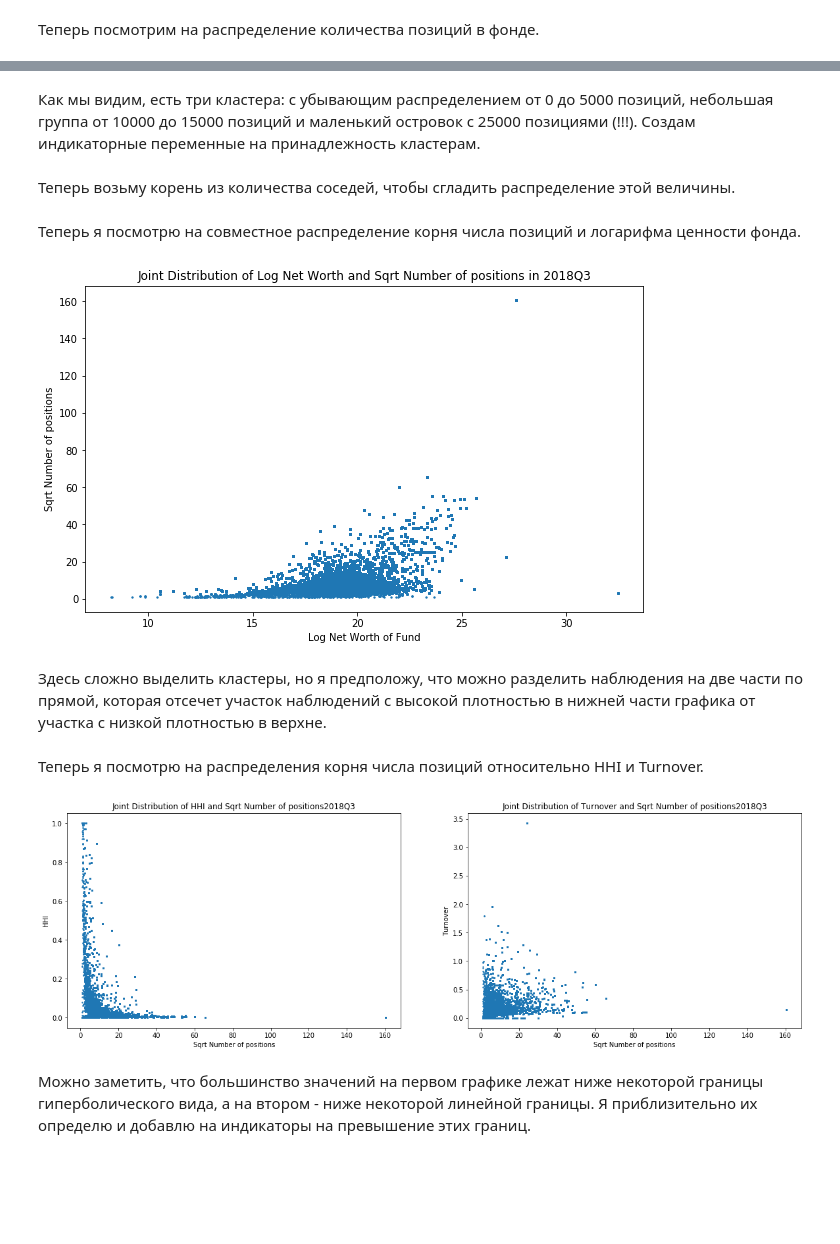
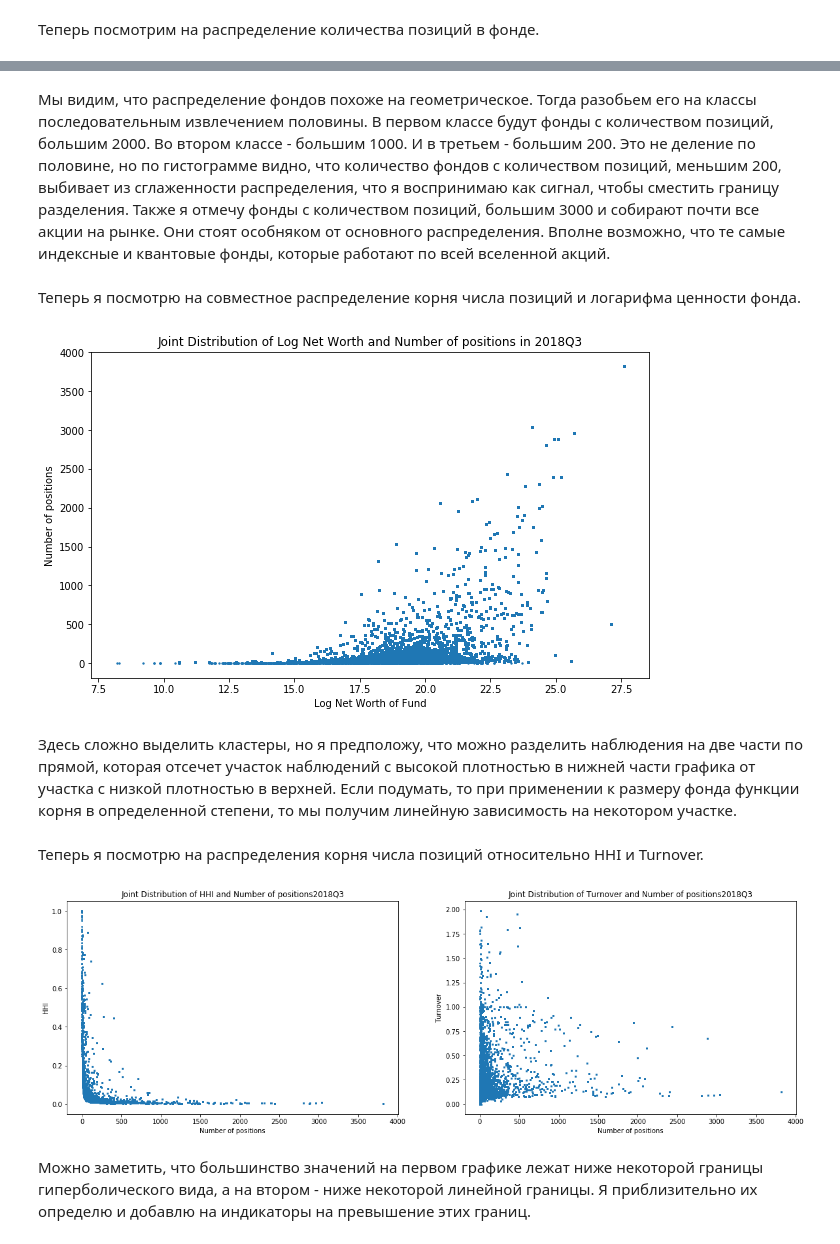
Before and after one commit to romankop/Coursework-3rd-Year, a Jupyter notebook: F13 Data.ipynb, the cells around one changed output, grey strips where cells are left out. Drawn from its saved outputs; the diff is of its cells as text; code cells hidden in the pictures; blank space fills up the shorter version.

```diff
--- a/F13 Data.ipynb
+++ b/F13 Data.ipynb
@@ -570,3 +559,5 @@ axs[2, 1].set(xlabel='Log Net Worth of Fund', ylabel='Turnover');
+# %%
+final_df['hhi_rev'] = 1 / final_df.hhi
 # %% [markdown]
 ### Количество акций в портфеле
 # %% [markdown]
@@ -593,7 +584,7 @@ pos_count.head()
 final_df = final_df.merge(pos_count, on=['period', 'cik'], how='left', suffixes=(False, False))
 # Создаю лаг количества тикеров в фонде
 final_df['pos_count_lag' + '_' + str(1)] = final_df.pos_count.shift(periods=1). \
-                                              where((final_df.object == final_df.object.shift(periods=lag)) &
+                                              where((final_df.object == final_df.object.shift(periods=1)) &
                                                     (final_df.quarter_diff == 1))
 # %% [markdown]
 Теперь посмотрим на распределение количества позиций в фонде.
@@ -605,23 +596,21 @@ pl.title('Распределение количества позиций у ин
-# %% [markdown]
-Как мы видим, есть три кластера: с убывающим распределением от 0 до 5000 позиций, небольшая группа от 10000 до 15000 позиций и маленький островок с 25000 позициями (!!!). Создам индикаторные переменные на принадлежность кластерам.
+# %% [markdown]
+Мы видим, что распределение фондов похоже на геометрическое. Тогда разобьем его на классы последовательным извлечением половины. В первом классе будут фонды с количеством позиций, большим 2000. Во втором классе - большим 1000. И в третьем - большим 200. Это не деление по половине, но по гистограмме видно, что количество фондов с количеством позиций, меньшим 200, выбивает из сглаженности распределения, что я воспринимаю как сигнал, чтобы сместить границу разделения. Также я отмечу фонды с количеством позиций, большим 3000 и собирают почти все акции на рынке. Они стоят особняком от основного распределения. Вполне возможно, что те самые индексные и квантовые фонды, которые работают по всей вселенной акций.
 # %%
-final_df['high_pos_count'] = final_df.pos_count_lag_1 > 7500
-final_df['extreme_pos_count'] = final_df.pos_count_lag_1 > 15000
+final_df['extreme_pos_count'] = final_df.pos_count_lag_1 > 3000
+final_df['high_pos_count'] = final_df.pos_count_lag_1 > 2000
+final_df['med_pos_count'] = final_df.pos_count_lag_1 > 1000
+final_df['up_low_pos_count'] = final_df.pos_count_lag_1 > 200
-# %% [markdown]
-Теперь возьму корень из количества соседей, чтобы сгладить распределение этой величины.
-# %%
-final_df['sqrt_pos_count_lag_1'] = np.sqrt(final_df.pos_count_lag_1)
 # %% [markdown]
 Теперь я посмотрю на совместное распределение корня числа позиций и логарифма ценности фонда.
 # %%
 fig, axs = pl.subplots(1, 1, figsize=(10,6));
 
 axs.scatter(final_df[final_df.period == final_df.period.max()].log_value_fund,
-           np.sqrt(final_df[final_df.period == final_df.period.max()].pos_count), s=1.8);
-axs.set_title('Joint Distribution of Log Net Worth and Sqrt Number of positions in ' + str(final_df.period.max()));
-axs.set(xlabel='Log Net Worth of Fund', ylabel='Sqrt Number of positions');
+            final_df[final_df.period == final_df.period.max()].pos_count, s=1.8);
+axs.set_title('Joint Distribution of Log Net Worth and Number of positions in ' + str(final_df.period.max()));
+axs.set(xlabel='Log Net Worth of Fund', ylabel='Number of positions');
 # %% [output]
-[figure, old version]
+[figure, new version]
 # %% [markdown]
-Здесь сложно выделить кластеры, но я предположу, что можно разделить наблюдения на две части по прямой, которая отсечет участок наблюдений с высокой плотностью в нижней части графика от участка с низкой плотностью в верхне.
+Здесь сложно выделить кластеры, но я предположу, что можно разделить наблюдения на две части по прямой, которая отсечет участок наблюдений с высокой плотностью в нижней части графика от участка с низкой плотностью в верхней. Если подумать, то при применении к размеру фонда функции корня в определенной степени, то мы получим линейную зависимость на некотором участке.
 # %%
@@ -631,17 +620,17 @@ final_df['cluster_size_pos'] = (np.sqrt(final_df.pos_count_lag_1) > 100 - 4 * fi
 # %%
 fig, axs = pl.subplots(1, 2, figsize=(20,6));
 
-axs[0].scatter(np.sqrt(final_df[final_df.period == final_df.period.max()].pos_count),
+axs[0].scatter(final_df[final_df.period == final_df.period.max()].pos_count,
            final_df[final_df.period == final_df.period.max()].hhi, s=1.8);
-axs[0].set_title('Joint Distribution of HHI and Sqrt Number of positions' + str(final_df.period.max()));
-axs[0].set(xlabel='Sqrt Number of positions', ylabel='HHI');
+axs[0].set_title('Joint Distribution of HHI and Number of positions' + str(final_df.period.max()));
+axs[0].set(xlabel='Number of positions', ylabel='HHI');
 
-axs[1].scatter(np.sqrt(final_df[final_df.period == final_df.period.max()].pos_count),
+axs[1].scatter(final_df[final_df.period == final_df.period.max()].pos_count,
            final_df[final_df.period == final_df.period.max()].turnover, s=1.8);
-axs[1].set_title('Joint Distribution of Turnover and Sqrt Number of positions' + str(final_df.period.max()));
-axs[1].set(xlabel='Sqrt Number of positions', ylabel='Turnover');
+axs[1].set_title('Joint Distribution of Turnover and Number of positions' + str(final_df.period.max()));
+axs[1].set(xlabel='Number of positions', ylabel='Turnover');
 # %% [output]
-[figure, old version]
+[figure, new version]
 # %% [markdown]
 Можно заметить, что большинство значений на первом графике лежат ниже некоторой границы гиперболического вида, а на втором - ниже некоторой линейной границы. Я приблизительно их определю и добавлю на индикаторы на превышение этих границ.
 # %%
```
Also changed, not shown: parts of 165 cells of this notebook.
